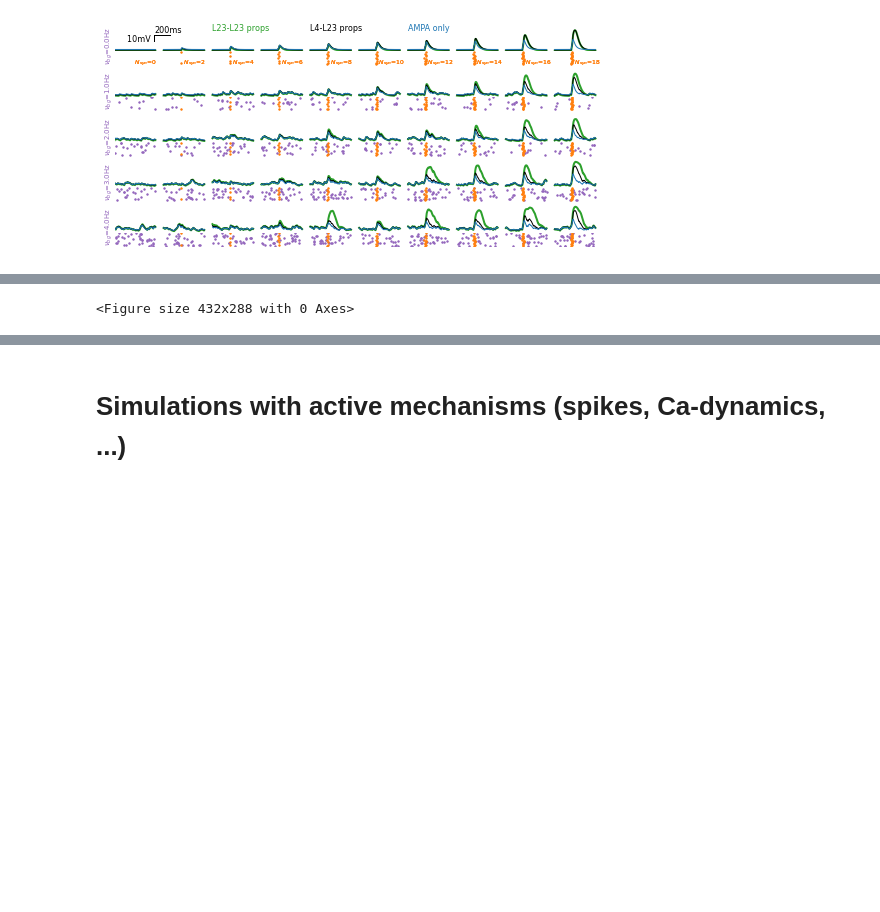
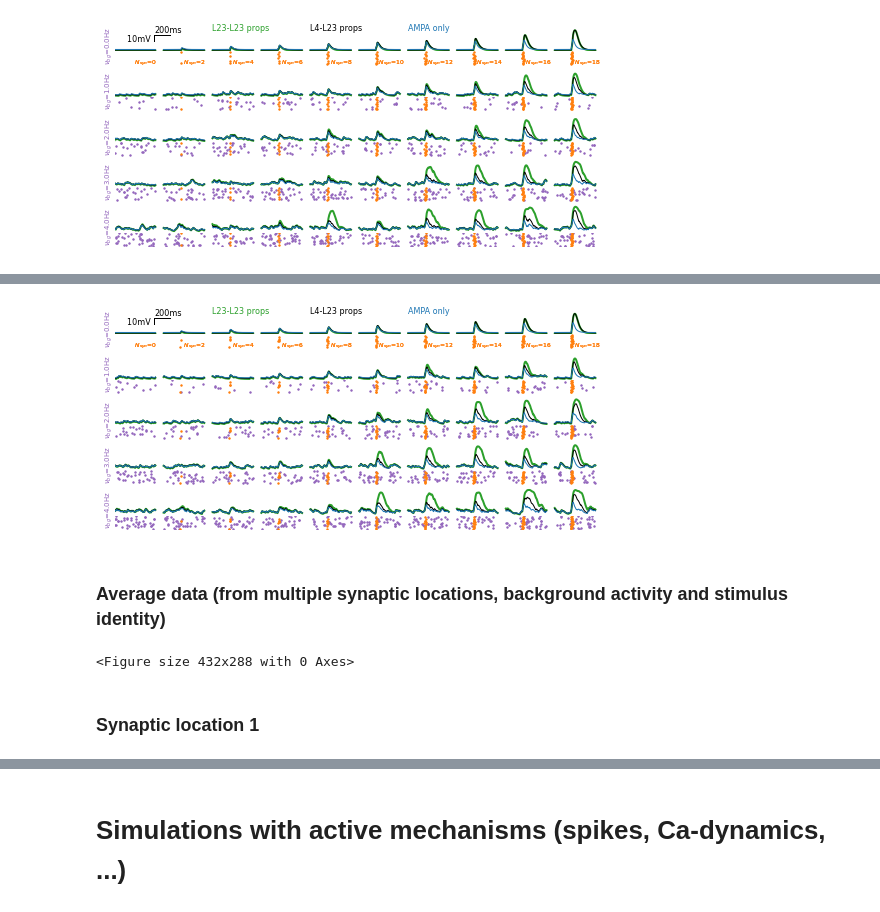
Before and after one commit to yzerlaut/zinc-NMDA-modulation, a Jupyter notebook: Sensitivity_to_Background_Modulation.ipynb, the cells around one changed output, grey strips where cells are left out. Saved outputs shown, nothing was run; the diff lists cells and outputs as text; code cells hidden in the pictures; blank space fills up the shorter version.

```diff
--- a/Sensitivity_to_Background_Modulation.ipynb
+++ b/Sensitivity_to_Background_Modulation.ipynb
@@ -47,3 +60,13 @@ fig.savefig(os.path.join('figures', 'bg-dep-passive-full-example-single-trial.pn
+# %%
+props['syn_location'] = 5
+props['stimseeds'] = [2]
+props['seeds'] = [7]
+fig = plot_single_sim_bg_data(RESP_PASSIVE, ge,
+                              bg_levels=[0,1,2,3,4], **props)
+# %% [output]
+[figure, added]
+# %% [markdown]
+### Average data (from multiple synaptic locations, background activity and stimulus identity)
 # %%
 %run bash/load_batch_simulations.py
 RESP_PASSIVE_PER_STIM = build_full_dataset_per_stim(key='passive',
@@ -53,6 +76,8 @@ RESP_PASSIVE_PER_STIM = build_full_dataset_per_stim(key='passive',
                                                     filename_only=True)
 # %% [output]
 <Figure size 432x288 with 0 Axes>
+# %% [markdown]
+### Synaptic location 1
 # %%
 %run plots/show_trial_average_responses.py
 props = {'VLIM':[-76,-33], 'syn_location':1}
```
Also changed, not shown: parts of 17 cells of this notebook, 2 other files.
